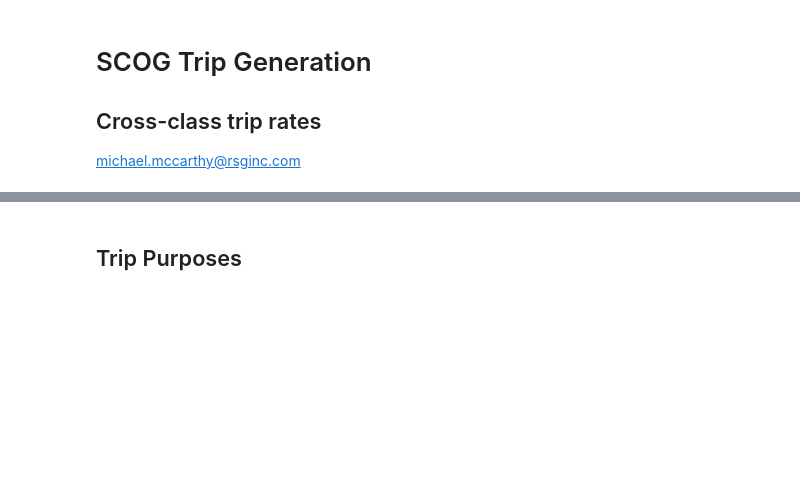
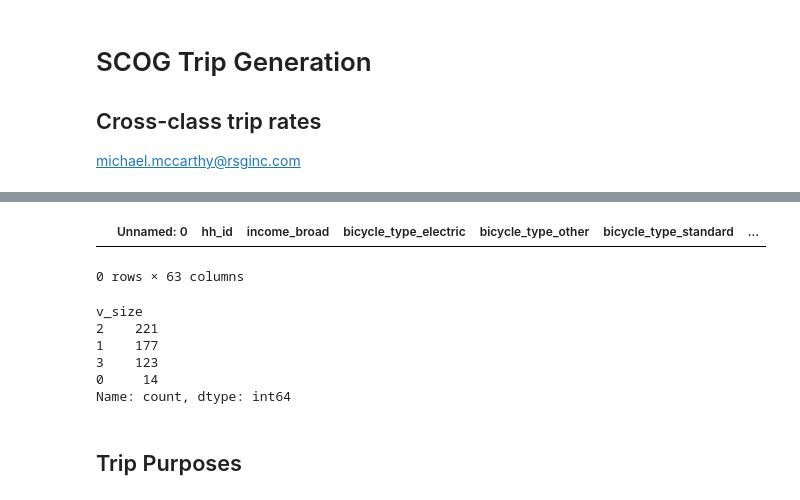
Before and after one commit to RSGInc/scog_model, a Jupyter notebook: 1-Inputs_Preparation/Survey/2_SurveyTripRates.ipynb, the cells around one changed output, grey strips where cells are left out. Drawn from its saved outputs; the diff is of its cells as text; code cells hidden in the pictures; blank space fills up the shorter version.

```diff
--- a/1-Inputs_Preparation/Survey/2_SurveyTripRates.ipynb
+++ b/1-Inputs_Preparation/Survey/2_SurveyTripRates.ipynb
@@ -185,4 +185,18 @@ Index(['Unnamed: 0', 'hh_id', 'income_broad', 'bicycle_type_electric',
       dtype='object')
+# %%
+hh[(hh['hh_size'] == 4) &(hh['v_size'] == 0)]
+# %% [output]
+|  | Unnamed: 0 | hh_id | income_broad | bicycle_type_electric | bicycle_type_other | bicycle_type_standard | ... |
+0 rows × 63 columns
+# %%
+hh['v_size'].value_counts()
+# %% [output]
+v_size
+2    221
+1    177
+3    123
+0     14
+Name: count, dtype: int64
 # %% [markdown]
 ## Trip Purposes
 # %%
```
Also changed, not shown: parts of 17 cells of this notebook, 13 other files.
